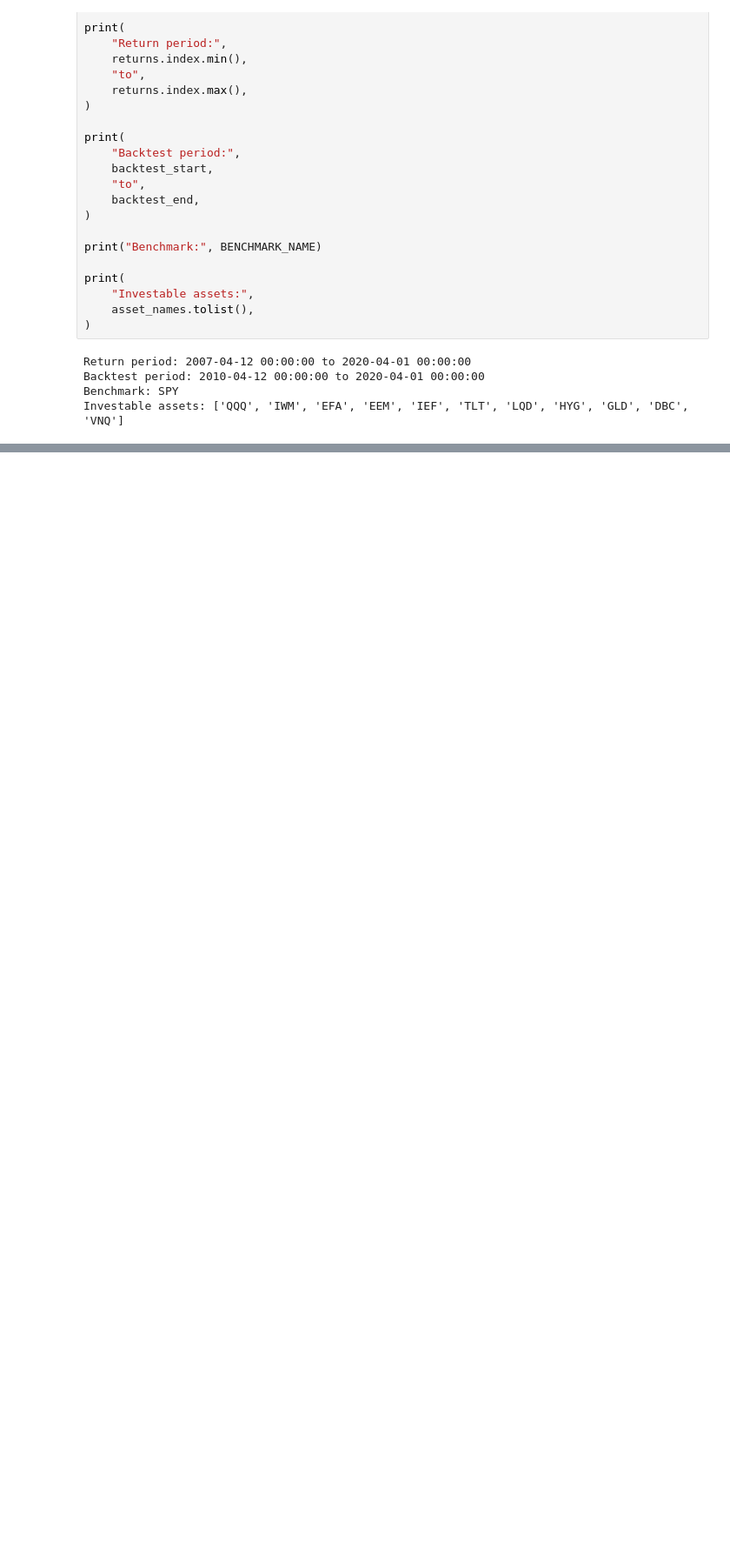
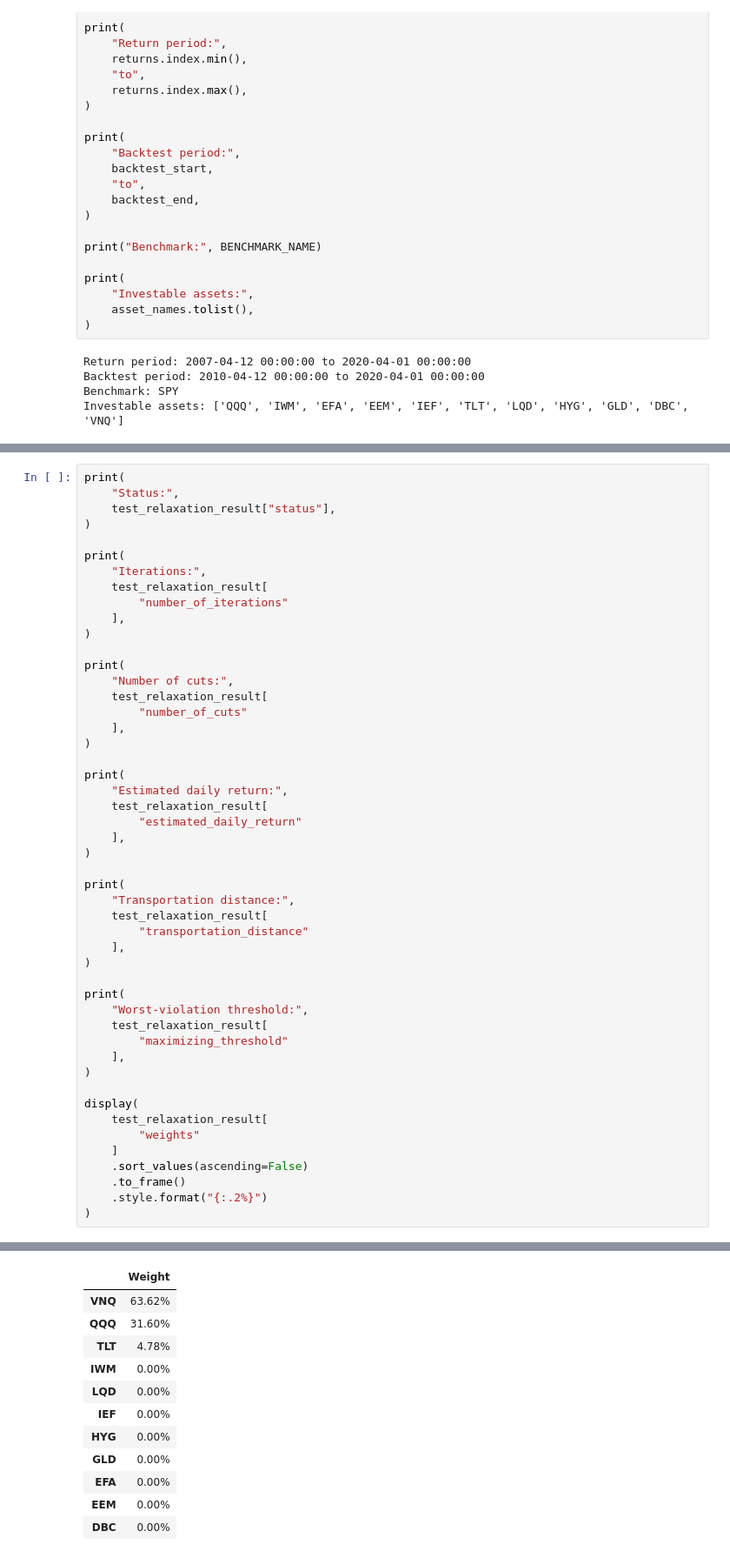
Before and after one commit to HoshizoraR0905/Portfolio_Optimization, a Jupyter notebook: notebooks/08_relaxed_stochastic_dominance.ipynb, the cells around one changed output, grey strips where cells are left out. Shown at 87% size. Cells and saved outputs as stored; diff of their text form; blank space fills up the shorter version.

```diff
--- a/notebooks/08_relaxed_stochastic_dominance.ipynb
+++ b/notebooks/08_relaxed_stochastic_dominance.ipynb
@@ -169,0 +1124,50 @@ Investable assets: ['QQQ', 'IWM', 'EFA', 'EEM', 'IEF', 'TLT', 'LQD', 'HYG', 'GLD
+# %%
+print(
+    "Status:",
+    test_relaxation_result["status"],
+)
+
+print(
+    "Iterations:",
+    test_relaxation_result[
+        "number_of_iterations"
+    ],
+)
+
+print(
+    "Number of cuts:",
+    test_relaxation_result[
+        "number_of_cuts"
+    ],
+)
+
+print(
+    "Estimated daily return:",
+    test_relaxation_result[
+        "estimated_daily_return"
+    ],
+)
+
+print(
+    "Transportation distance:",
+    test_relaxation_result[
+        "transportation_distance"
+    ],
+)
+
+print(
+    "Worst-violation threshold:",
+    test_relaxation_result[
+        "maximizing_threshold"
+    ],
+)
+
+display(
+    test_relaxation_result[
+        "weights"
+    ]
+    .sort_values(ascending=False)
+    .to_frame()
+    .style.format("{:.2%}")
+)
+# %% [output]
@@ -169,0 +1180,12 @@ Investable assets: ['QQQ', 'IWM', 'EFA', 'EEM', 'IEF', 'TLT', 'LQD', 'HYG', 'GLD
+|  | Weight |
+| VNQ | 63.62% |
+| QQQ | 31.60% |
+| TLT | 4.78% |
+| IWM | 0.00% |
+| LQD | 0.00% |
+| IEF | 0.00% |
+| HYG | 0.00% |
+| GLD | 0.00% |
+| EFA | 0.00% |
+| EEM | 0.00% |
+| DBC | 0.00% |
```
Also changed, not shown: parts of 38 cells of this notebook, 4 other files.
